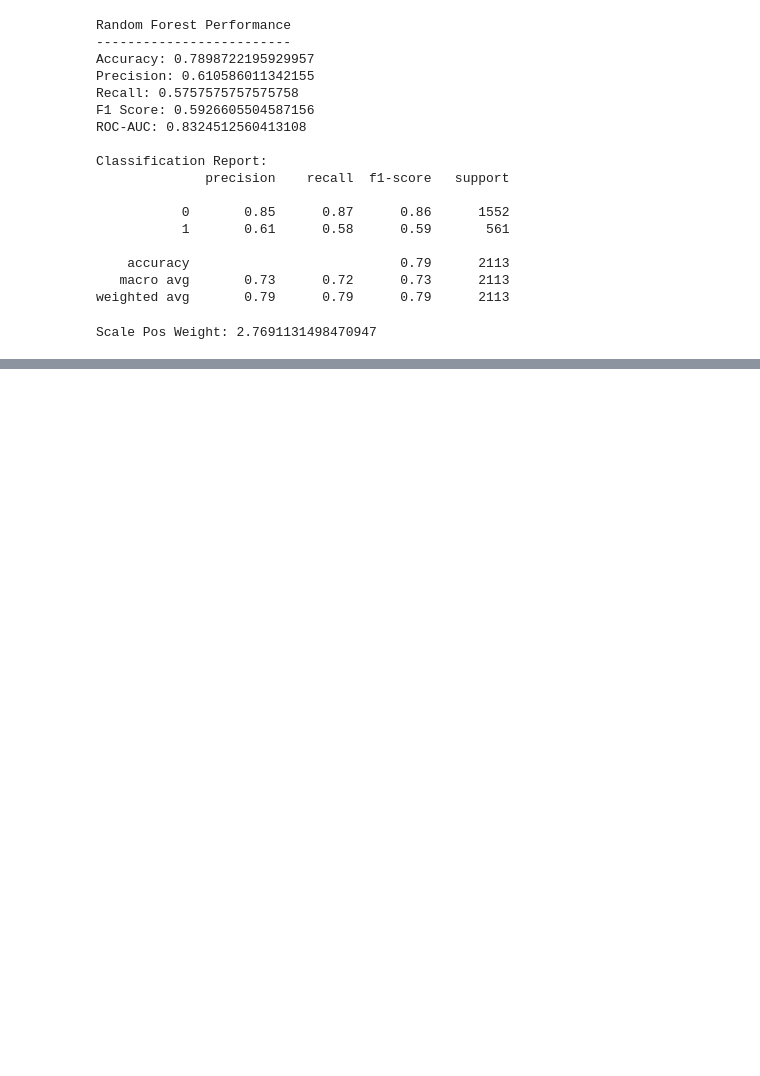
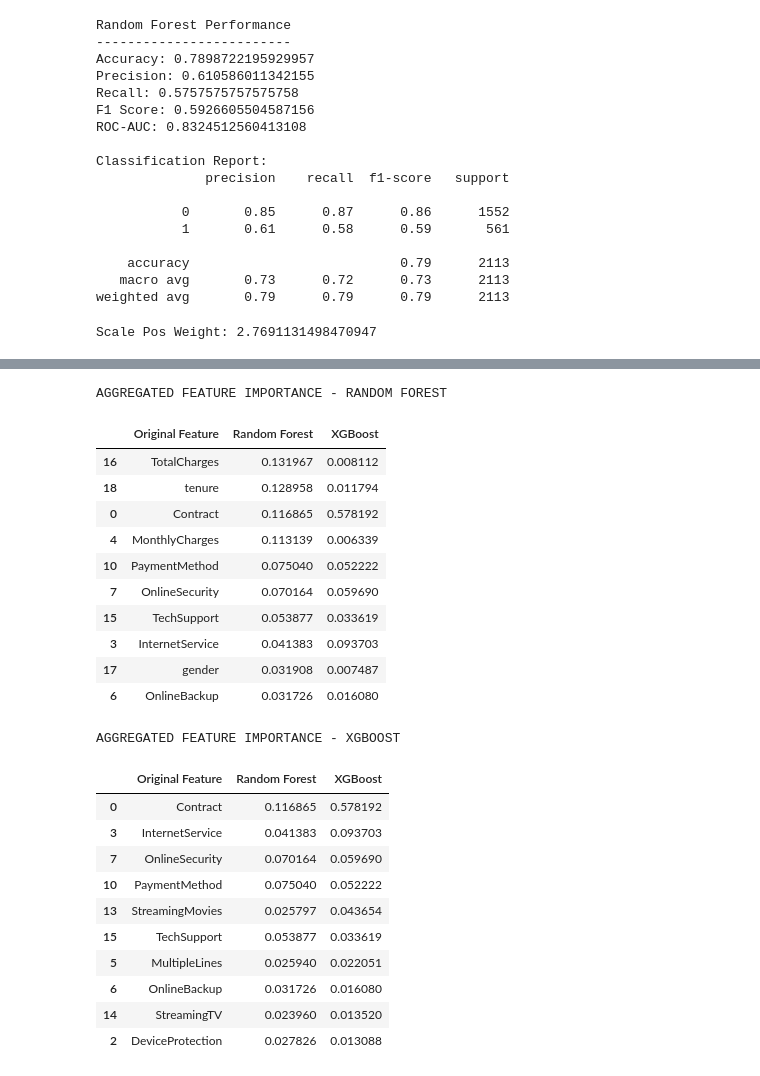
Before and after one commit to Mathilo-source/Datheon_Machine_Learning_-_Data_Science_Internship, a Jupyter notebook: Task_3/Customer_Churn_Classifier.ipynb, the cells around one changed output, grey strips where cells are left out. Cells and saved outputs as stored; diff of their text form; code cells hidden in the pictures; blank space fills up the shorter version.

```diff
--- a/Task_3/Customer_Churn_Classifier.ipynb
+++ b/Task_3/Customer_Churn_Classifier.ipynb
@@ -623,0 +908,74 @@ plt.show()
+# %%
+# Function to map encoded features back to original features
+def get_original_feature(encoded_feature):
+
+    # Numerical features
+    if encoded_feature.startswith('num__num__'):
+        return encoded_feature.replace('num__num__', '')
+
+    # Categorical features
+    for feature in categorical_features:
+        prefix = f'cat__cat__{feature}_'
+
+        if encoded_feature.startswith(prefix):
+            return feature
+
+    return encoded_feature
+
+
+# Create a copy of the importance DataFrame
+aggregated_importance = importance_df.copy()
+
+# Map encoded features to original feature names
+aggregated_importance['Original Feature'] = (
+    aggregated_importance['Feature'].apply(get_original_feature)
+)
+
+# Aggregate importance scores
+aggregated_importance = (
+    aggregated_importance
+    .groupby('Original Feature')[['Random Forest', 'XGBoost']]
+    .sum()
+    .reset_index()
+)
+
+# Sort and display Random Forest importance
+rf_aggregated = aggregated_importance.sort_values(
+    by='Random Forest', ascending=False
+)
+
+# Sort and display XGBoost importance
+xgb_aggregated = aggregated_importance.sort_values(
+    by='XGBoost', ascending=False
+)
+
+print("AGGREGATED FEATURE IMPORTANCE - RANDOM FOREST")
+display(rf_aggregated.head(10))
+
+print("\nAGGREGATED FEATURE IMPORTANCE - XGBOOST")
+display(xgb_aggregated.head(10))
+# %% [output]
+AGGREGATED FEATURE IMPORTANCE - RANDOM FOREST
+|  | Original Feature | Random Forest | XGBoost |
+| 16 | TotalCharges | 0.131967 | 0.008112 |
+| 18 | tenure | 0.128958 | 0.011794 |
+| 0 | Contract | 0.116865 | 0.578192 |
+| 4 | MonthlyCharges | 0.113139 | 0.006339 |
+| 10 | PaymentMethod | 0.075040 | 0.052222 |
+| 7 | OnlineSecurity | 0.070164 | 0.059690 |
+| 15 | TechSupport | 0.053877 | 0.033619 |
+| 3 | InternetService | 0.041383 | 0.093703 |
+| 17 | gender | 0.031908 | 0.007487 |
+| 6 | OnlineBackup | 0.031726 | 0.016080 |
+AGGREGATED FEATURE IMPORTANCE - XGBOOST
+|  | Original Feature | Random Forest | XGBoost |
+| 0 | Contract | 0.116865 | 0.578192 |
+| 3 | InternetService | 0.041383 | 0.093703 |
+| 7 | OnlineSecurity | 0.070164 | 0.059690 |
+| 10 | PaymentMethod | 0.075040 | 0.052222 |
+| 13 | StreamingMovies | 0.025797 | 0.043654 |
+| 15 | TechSupport | 0.053877 | 0.033619 |
+| 5 | MultipleLines | 0.025940 | 0.022051 |
+| 6 | OnlineBackup | 0.031726 | 0.016080 |
+| 14 | StreamingTV | 0.023960 | 0.013520 |
+| 2 | DeviceProtection | 0.027826 | 0.013088 |
```
Also changed, not shown: parts of 26 cells of this notebook.
